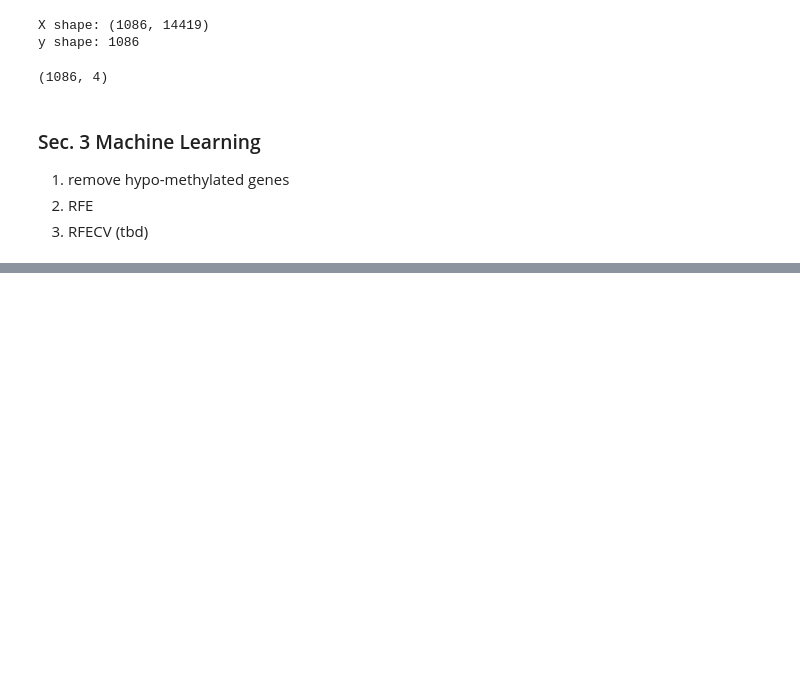
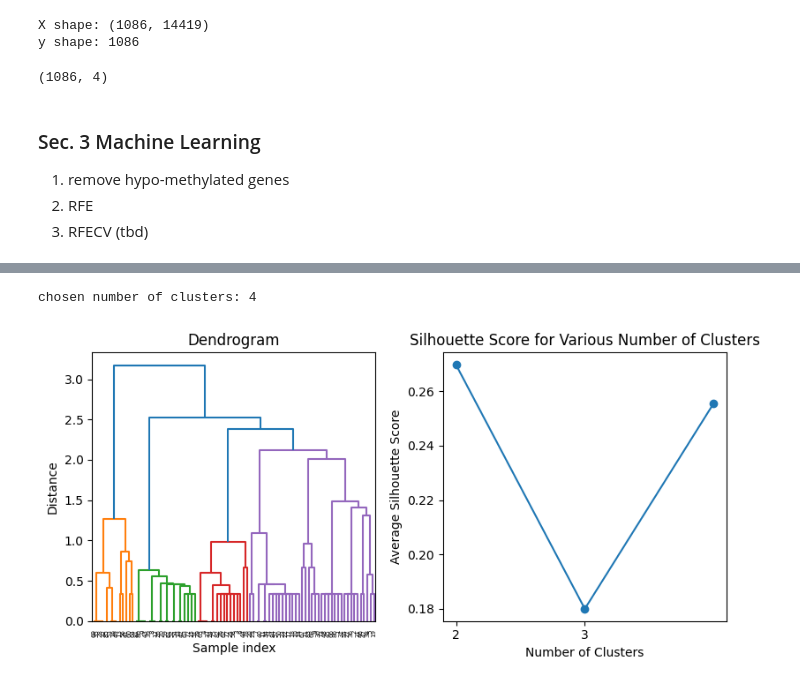
Before and after one commit to BioTechCo/main_project, a Jupyter notebook: notebooks/orange_pipeline_orchestrator.ipynb, the cells around one changed output, grey strips where cells are left out. Saved outputs shown, nothing was run; the diff lists cells and outputs as text; code cells hidden in the pictures; blank space fills up the shorter version.

```diff
--- a/notebooks/orange_pipeline_orchestrator.ipynb
+++ b/notebooks/orange_pipeline_orchestrator.ipynb
@@ -973,0 +1048,9 @@ fig.show()
+# %%
+cluster_bp.columns = ["gene", "cluster_bp"]
+cluster_cc.columns = ["gene", "cluster_cc"]
+cluster_mf.columns = ["gene", "cluster_mf"]
+cluster_bp_cc = pd.merge(cluster_bp, cluster_cc, on="gene", how="outer")
+cluster_go = pd.merge(cluster_bp_cc, cluster_mf, on="gene", how="outer")
+cluster_go = cluster_go.fillna(-1)
+print(cluster_go.shape)
+cluster_go.head()
@@ -973,0 +1065,27 @@ fig.show()
+# %%
+num_genes = cluster_go.shape[0]
+consensus_matrix = np.zeros((num_genes, num_genes))
+
+for i in range(num_genes):
+    for j in range(i, num_genes):
+        if cluster_go.iloc[i]["cluster_bp"] == cluster_go.iloc[j]["cluster_bp"]:
+            consensus_matrix[i][j] += 1
+
+        if cluster_go.iloc[i]["cluster_cc"] == cluster_go.iloc[j]["cluster_cc"]:
+            consensus_matrix[i][j] += 1
+
+        if cluster_go.iloc[i]["cluster_mf"] == cluster_go.iloc[j]["cluster_mf"]:
+            consensus_matrix[i][j] += 1
+
+
+consensus_matrix = pd.DataFrame(
+    consensus_matrix, index=cluster_go["gene"], columns=cluster_go["gene"]
+)
+consensus_matrix += consensus_matrix.T
+
+
+distance_matrix_consensus = 1 - consensus_matrix / 3
+np.fill_diagonal(distance_matrix_consensus.values, 0)
+
+
+distance_matrix_consensus.head()
@@ -973,0 +1101,7 @@ fig.show()
+# %%
+cluster_result_consensus = hierarchical_clustering(
+    distance_matrix_consensus, range_min=2, range_max=4, cluster_number=4
+)
+# %% [output]
+chosen number of clusters: 4
+[figure, added]
```
Also changed, not shown: parts of 40 cells of this notebook, 3 other files.
